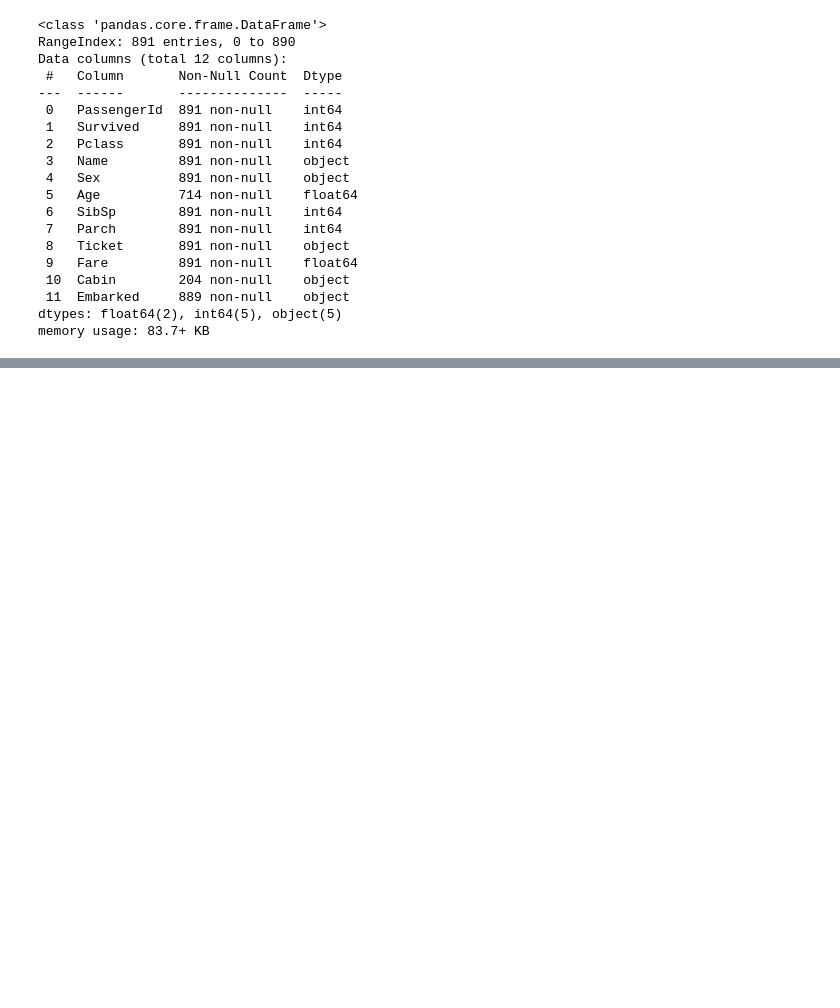
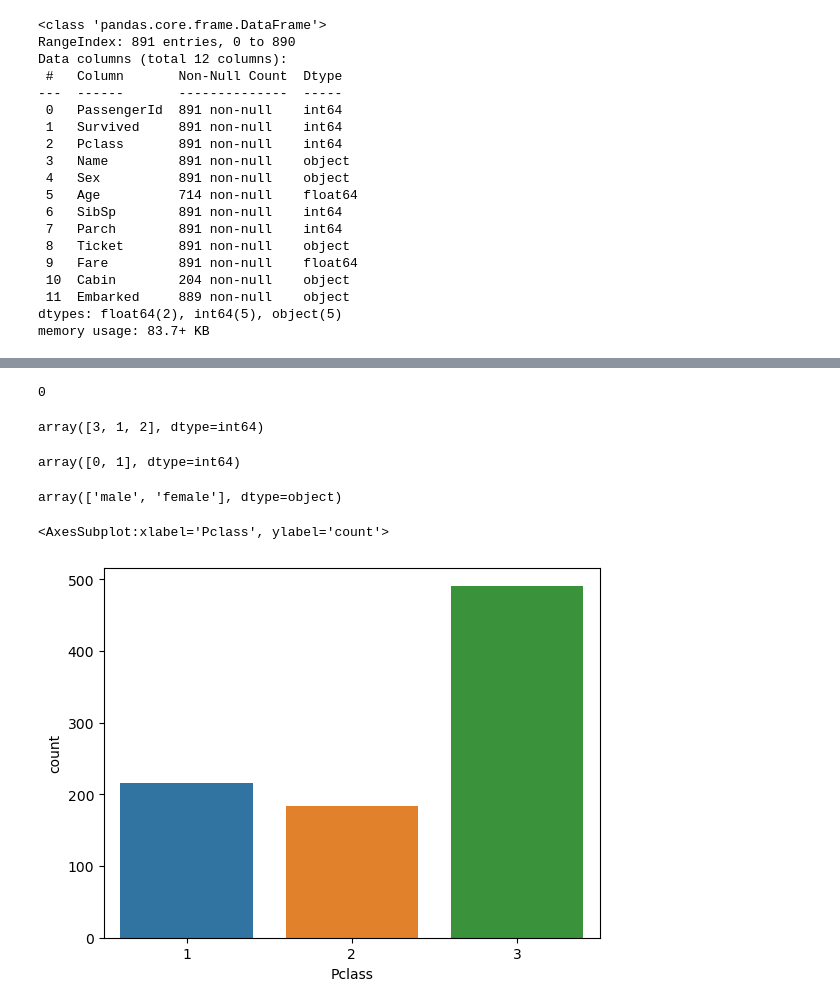
Before and after one commit to nathan-pham/titanic, a Jupyter notebook: data_analysis.ipynb, the cells around one changed output, grey strips where cells are left out. Cells and saved outputs as stored; diff of their text form; code cells hidden in the pictures; blank space fills up the shorter version.

```diff
--- a/data_analysis.ipynb
+++ b/data_analysis.ipynb
@@ -45,0 +82,21 @@ ds.describe()
+# %%
+ds.duplicated().sum()
+# %% [output]
+0
+# %%
+ds["Pclass"].unique()
+# %% [output]
+array([3, 1, 2], dtype=int64)
+# %%
+ds["Survived"].unique()
+# %% [output]
+array([0, 1], dtype=int64)
+# %%
+ds["Sex"].unique()
+# %% [output]
+array(['male', 'female'], dtype=object)
+# %%
+sns.countplot(x=ds["Pclass"])
+# %% [output]
+<AxesSubplot:xlabel='Pclass', ylabel='count'>
+[figure, added]
```
Also changed, not shown: parts of 13 cells of this notebook.
